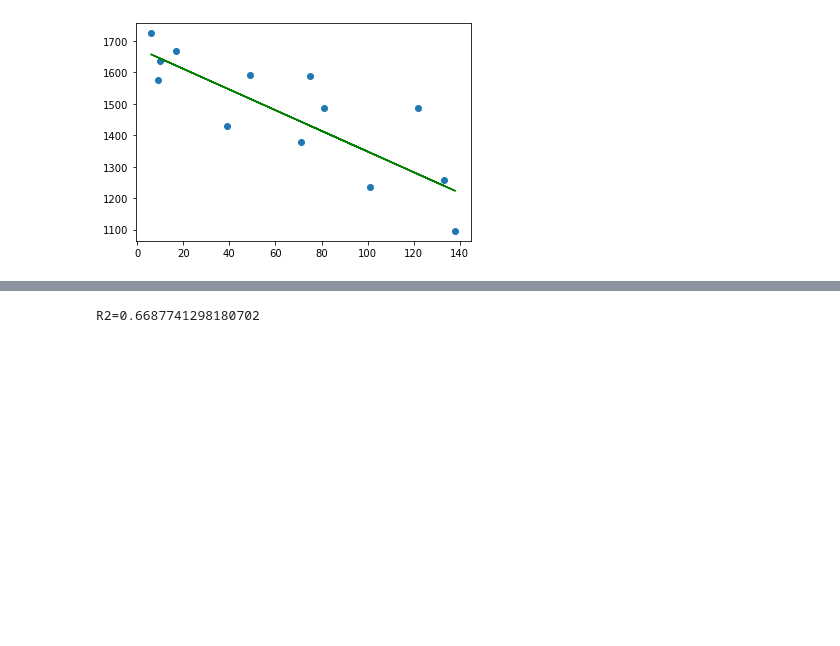
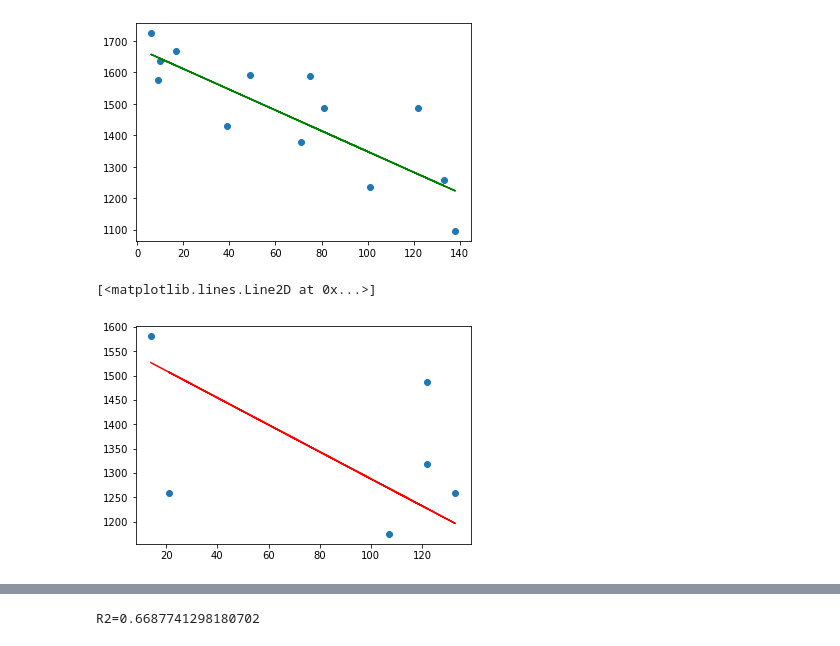
Before and after one commit to stanislavlesnovskij/homework, a Jupyter notebook: Директория для Юпитера/correlation.ipynb, the cells around one changed output, grey strips where cells are left out. Saved outputs shown, nothing was run; the diff lists cells and outputs as text; code cells hidden in the pictures; blank space fills up the shorter version.

```diff
--- a/Директория для Юпитера/correlation.ipynb
+++ b/Директория для Юпитера/correlation.ipynb
@@ -35,3 +69,6 @@ hardness   -0.631665  1.000000
 # %%
 Y=data['mortality']
 X=data[['hardness']]
+# %%
+Ys=south['mortality']
+Xs=south[['hardness']]
@@ -38,2 +78,4 @@ X=data[['hardness']]
 # %%
 X_train, X_test, y_train, y_test = train_test_split(X, Y, test_size=0.20, random_state=50)
+# %%
+Xs_train, Xs_test, ys_train, ys_test = train_test_split(Xs, Ys, test_size=0.20, random_state=50)
@@ -50,3 +110,6 @@ model = LinearRegression()
 model.fit(X_train, y_train)
 # %% [output]
 LinearRegression()
+# %%
+models = LinearRegression()
+models.fit(Xs_train, ys_train)
@@ -66,3 +144,6 @@ array([1620.92685931, 1657.08324388, 1647.22241173, 1548.61409017,
        1515.74464965, 1443.4318805 , 1410.56243998, 1344.82355894,
        1643.93546768, 1239.64134928, 1430.2841043 , 1223.20662902,
        1275.79773385])
+# %%
+y_preds = models.predict(Xs_test)
+y_preds
@@ -72,3 +162,9 @@ plt.plot(X_test, y_pred,c='g')
 # %% [output]
 [<matplotlib.lines.Line2D at 0x...>]
 [figure]
+# %%
+plt.scatter(Xs_test, ys_test)
+plt.plot(Xs_test, y_preds,c='r')
+# %% [output]
+[<matplotlib.lines.Line2D at 0x...>]
+[figure, added]
```
Also changed, not shown: parts of 33 cells of this notebook.
